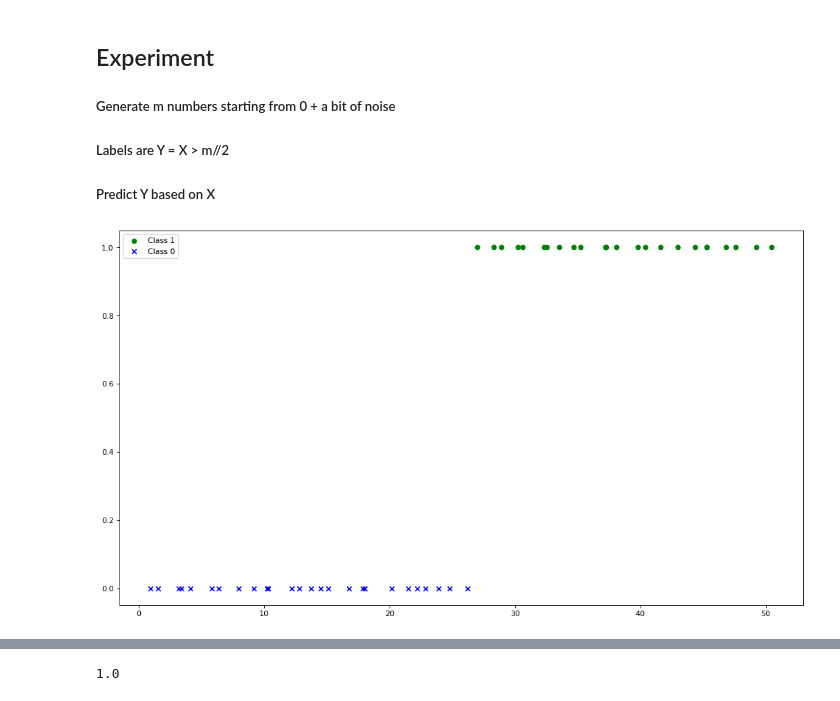
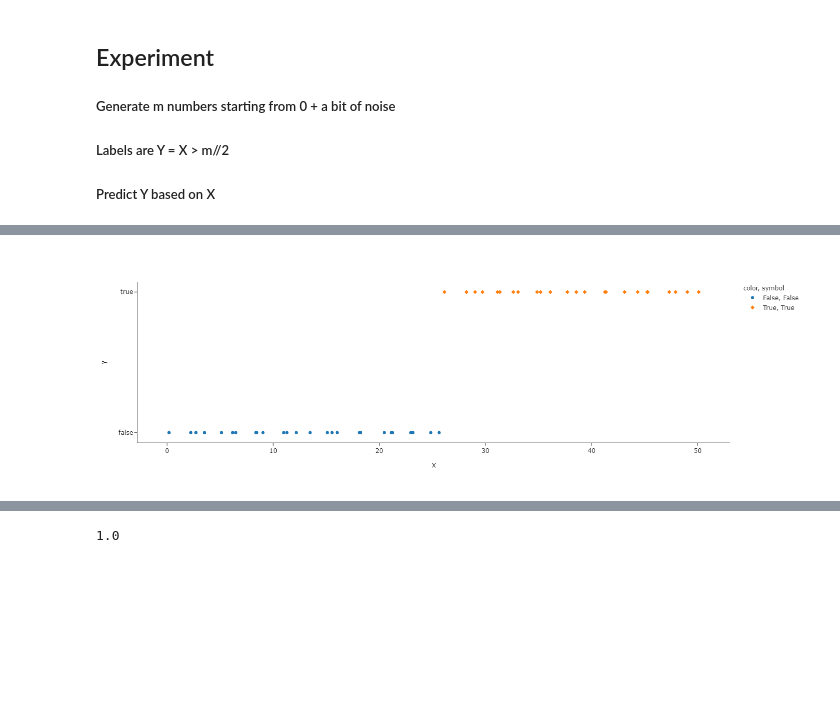
Before and after one commit to Hawzen/Experiments, a Jupyter notebook: Polynomial + Logisitic Regression/Logistic Regression Presentation.ipynb, the cells around one changed output, grey strips where cells are left out. Drawn from its saved outputs; the diff is of its cells as text; code cells hidden in the pictures; blank space fills up the shorter version.

Commit message:
Add plotly logistic

```diff
--- a/Polynomial + Logisitic Regression/Logistic Regression Presentation.ipynb
+++ b/Polynomial + Logisitic Regression/Logistic Regression Presentation.ipynb
@@ -19,6 +19,13 @@ from math import e
 from numpy import array, arange, log # log here is base e, and log10 is base 10
 from numpy.random import rand
 import matplotlib.pyplot as plt
+import plotly.graph_objects as go
+import plotly.express as px
+import plotly.io as pio
+from sklearn.linear_model import LogisticRegression
+
+# Config
+pio.templates.default = "simple_white"
 # %% [markdown]
 ## Hypothesis
 ![image.png](attachment:b31f2b77-1e0b-4ced-8058-a752f39de254.png)
@@ -115,13 +122,16 @@ Y = X > m//2
 
 X += rand(m) * noise
 # %%
-plt.style.use('seaborn-pastel') #sets the size of the charts
-fig, ax = plt.subplots(1, figsize=(16, 9), dpi=80)
+# Matplotlib
+# plt.style.use('seaborn-pastel') #sets the size of the charts
+# fig, ax = plt.subplots(1, figsize=(16, 9), dpi=80)
 
-ax.scatter(X[Y == 1], Y[Y == 1], label="Class 1", color='green', marker='o')
-ax.scatter(X[Y == 0], Y[Y == 0], label="Class 0", color='blue', marker='x')
+# ax.scatter(X[Y == 1], Y[Y == 1], label="Class 1", color='green', marker='o')
+# ax.scatter(X[Y == 0], Y[Y == 0], label="Class 0", color='blue', marker='x')
 
-ax.legend()
-plt.show()
+# ax.legend()
+# plt.show()
-# %% [output]
-[figure, removed]
+# %%
+# Plotly
+px.scatter(x=X, y=Y, symbol=Y, color=Y)
+# %% [output]
@@ -128,3 +139,4 @@ plt.show()
+[figure, added]
 # %%
 w, b = gradient_descent(X, Y, h, 0., 0., 5000, 0.1)
 # %%
```
Also changed, not shown: parts of 5 cells of this notebook, 1 other file.
